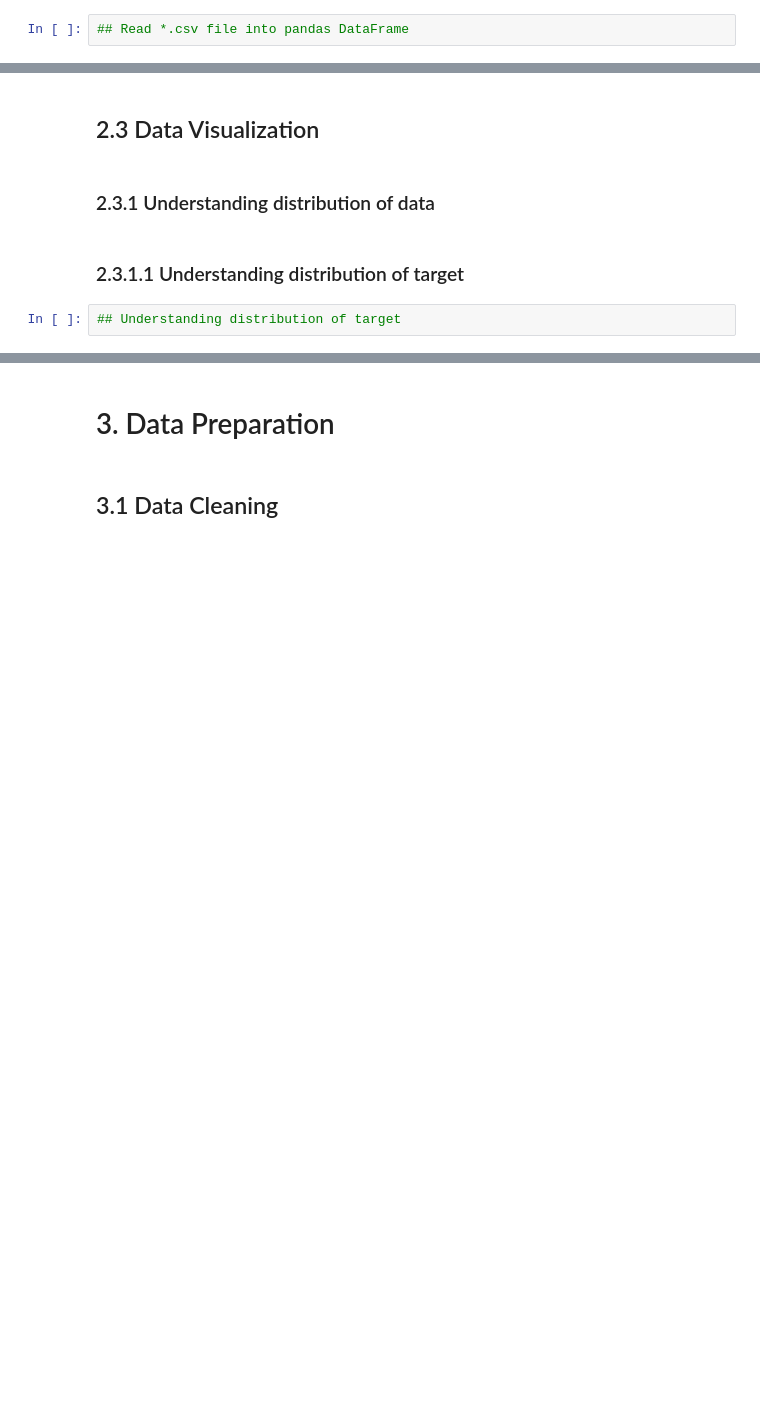
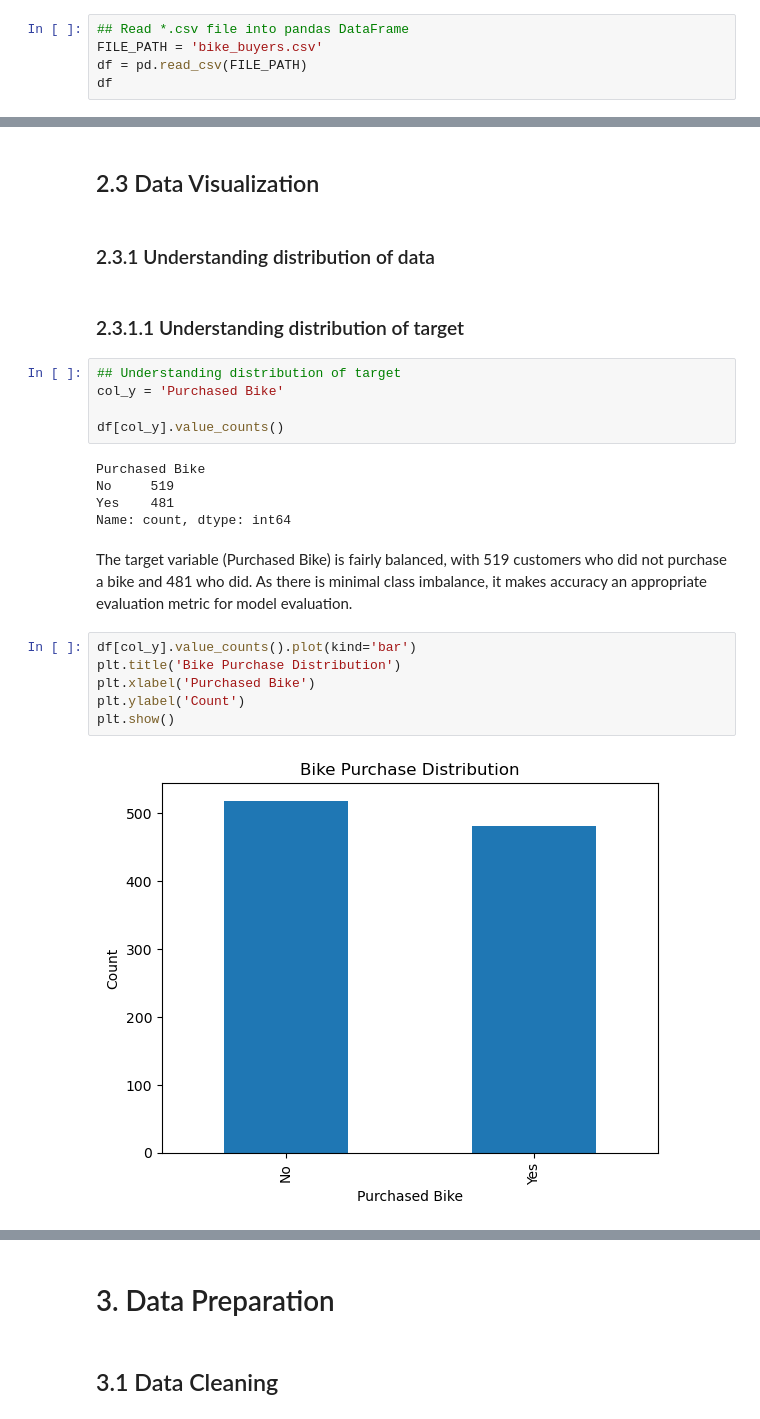
Before and after one commit to JeffSWZ/MLDP-2401685I-Jeff, a Jupyter notebook: MLDP Program Codes Submission Template.ipynb, the cells around one changed output, grey strips where cells are left out. Drawn from its saved outputs; the diff is of its cells as text; blank space fills up the shorter version.

```diff
--- a/MLDP Program Codes Submission Template.ipynb
+++ b/MLDP Program Codes Submission Template.ipynb
@@ -106,3 +106,6 @@ The target variable Purchased Bike is discrete with two possible outcomes (Yes/N
 ## 2.1 Load dataset
 # %%
 ## Read *.csv file into pandas DataFrame
+FILE_PATH = 'bike_buyers.csv'
+df = pd.read_csv(FILE_PATH)
+df
@@ -122,3 +229,21 @@ The target variable Purchased Bike is discrete with two possible outcomes (Yes/N
 ### 2.3.1.1 Understanding distribution of target
 # %%
 ## Understanding distribution of target
+col_y = 'Purchased Bike'
+
+df[col_y].value_counts()
+# %% [output]
+Purchased Bike
+No     519
+Yes    481
+Name: count, dtype: int64
+# %% [markdown]
+The target variable (Purchased Bike) is fairly balanced, with 519 customers who did not purchase a bike and 481 who did. As there is minimal class imbalance, it makes accuracy an appropriate evaluation metric for model evaluation.
+# %%
+df[col_y].value_counts().plot(kind='bar')
+plt.title('Bike Purchase Distribution')
+plt.xlabel('Purchased Bike')
+plt.ylabel('Count')
+plt.show()
+# %% [output]
+[figure, added]
```
Also changed, not shown: parts of 30 cells of this notebook, 1 other file.
